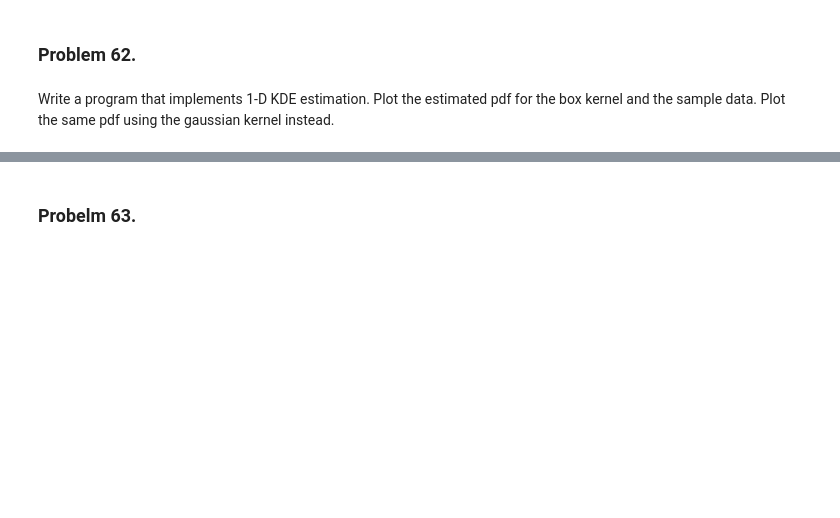
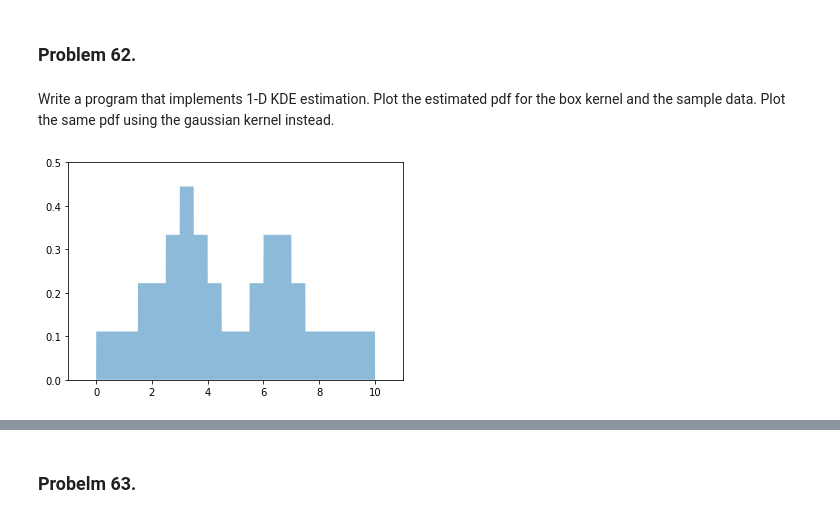
Before and after one commit to kmiec96/Modern-data-science, a Jupyter notebook: ML2021_set8.ipynb, the cells around one changed output, grey strips where cells are left out. Cells and saved outputs as stored; diff of their text form; code cells hidden in the pictures; blank space fills up the shorter version.

```diff
--- a/ML2021_set8.ipynb
+++ b/ML2021_set8.ipynb
@@ -486,31 +488,31 @@ argument=[0.5, 4, 10] #We are calculating f(argument)
 bin_width=2
 x=[1, 2.5, 3, 3.5, 4, 6, 6.5, 7, 9]
 
-def Kernel(xi, xx, bin_wodth):
+def Kernel(xi, xx, bin_width):
     return (abs(xi - xx)<0.5*bin_width)
 
 xx = np.linspace(0, 10, 2000)
 density = sum(Kernel(xi,xx, bin_width) for xi in x)
 
 #f(0.5)
-min_xx=np.argmin(np.abs(np.array(xx)-argument[0]))
-print("f(0.5) = {}".format(density[min_xx]))
+min_xx0=np.argmin(np.abs(np.array(xx)-argument[0]))
+print("f(0.5) = {}".format(density[min_xx0]))
 
 #f(4)
-min_xx=np.argmin(np.abs(np.array(xx)-argument[1]))
-print("f(4) = {}".format(density[min_xx]))
+min_xx1=np.argmin(np.abs(np.array(xx)-argument[1]))
+print("f(4) = {}".format(density[min_xx1]))
 
 #f(10)
-min_xx=np.argmin(np.abs(np.array(xx)-argument[2]))
-print("f(10) = {}".format(density[min_xx]))
+min_xx2=np.argmin(np.abs(np.array(xx)-argument[2]))
+print("f(10) = {}".format(density[min_xx2]))
 
 
 plt.fill_between(xx, density, alpha=0.5)
 
 #f(argument) values are marked with red rectangles
-plt.plot(0.5, np.full_like(0.5, 1), '|r', markeredgewidth=5)
-plt.plot(4, np.full_like(4, 2), '|r', markeredgewidth=5)
-plt.plot(10, np.full_like(10, 0), '|r', markeredgewidth=5)
+plt.plot(0.5, np.full_like(0.5, density[min_xx0]), '|r', markeredgewidth=5)
+plt.plot(4, np.full_like(4, density[min_xx1]), '|r', markeredgewidth=5)
+plt.plot(10, np.full_like(10, density[min_xx2]), '|r', markeredgewidth=5)
 
 plt.axis([-1, 11, 0, 5]);
 # %% [output]
@@ -523,3 +525,19 @@ f(10) = 0
 # %% [markdown]
 Write a program that implements 1-D KDE estimation. Plot the estimated pdf for the
 box kernel and the sample data. Plot the same pdf using the gaussian kernel instead.
+# %%
+bin_width=2
+x=[1, 2.5, 3, 3.5, 4, 6, 6.5, 7, 9]
+
+def Kernel(xi, xx, bin_width):
+    return (abs(xi - xx)<0.5*bin_width)
+
+xx = np.linspace(0, 10, 2000)
+density = sum(Kernel(xi,xx, bin_width) for xi in x)/len(x)
+
+plt.fill_between(xx, density, alpha=0.5)
+
+
+plt.axis([-1, 11, 0, 0.5]);
+# %% [output]
+[figure, added]
```
Also changed, not shown: parts of 2 cells of this notebook.
